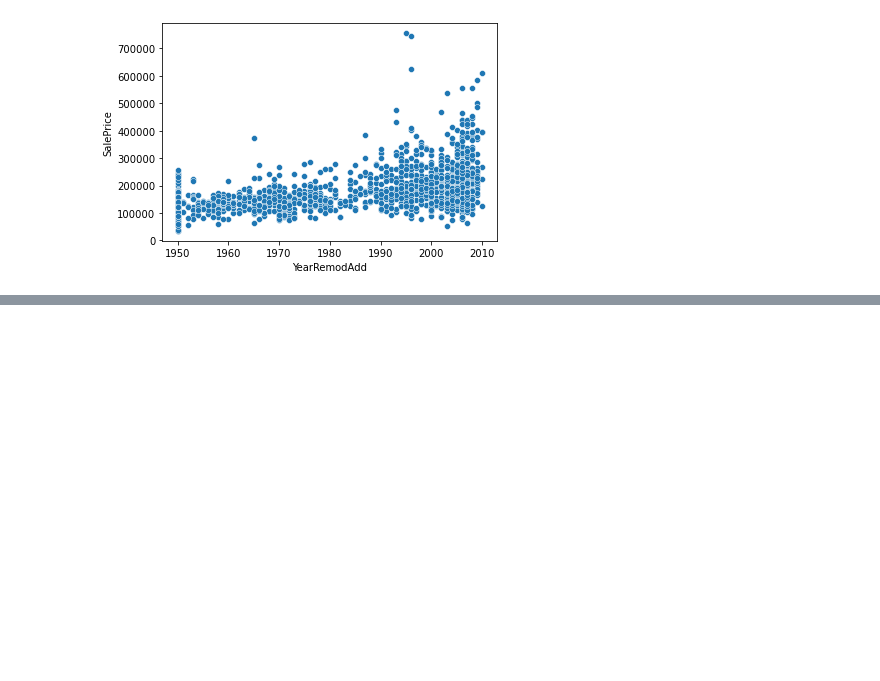
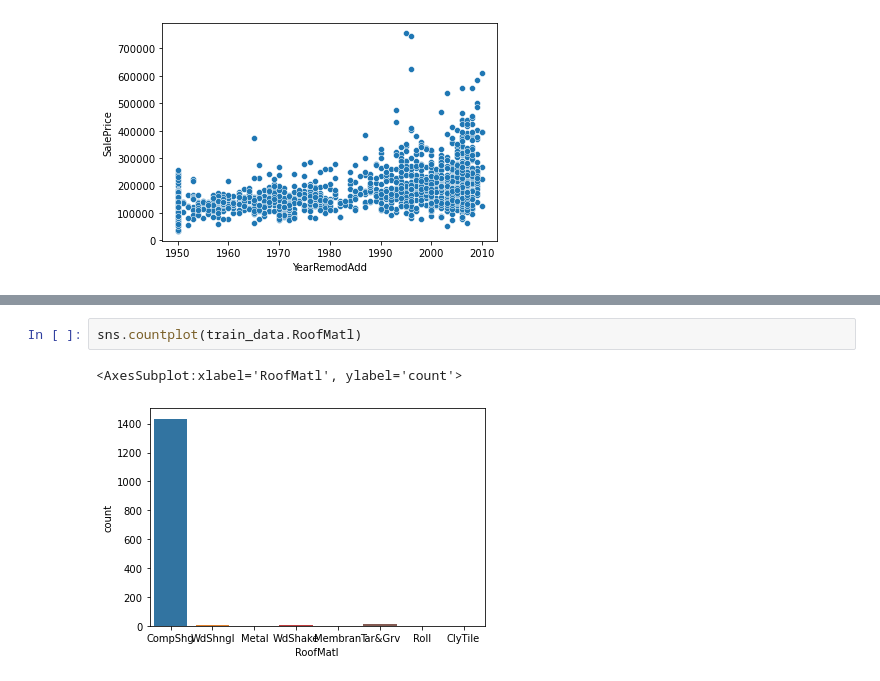
Before and after one commit to tionx3na/kaggle_competetions, a Jupyter notebook: house_prices/model.ipynb, the cells around one changed output, grey strips where cells are left out. Cells and saved outputs as stored; diff of their text form; blank space fills up the shorter version.

```diff
--- a/house_prices/model.ipynb
+++ b/house_prices/model.ipynb
@@ -401,0 +422,5 @@ ax = sns.scatterplot(x=train_data.YearRemodAdd, y=train_data.SalePrice)
+# %%
+sns.countplot(train_data.RoofMatl)
+# %% [output]
+<AxesSubplot:xlabel='RoofMatl', ylabel='count'>
+[figure, added]
```
Also changed, not shown: parts of 6 cells of this notebook, 1 other file.
